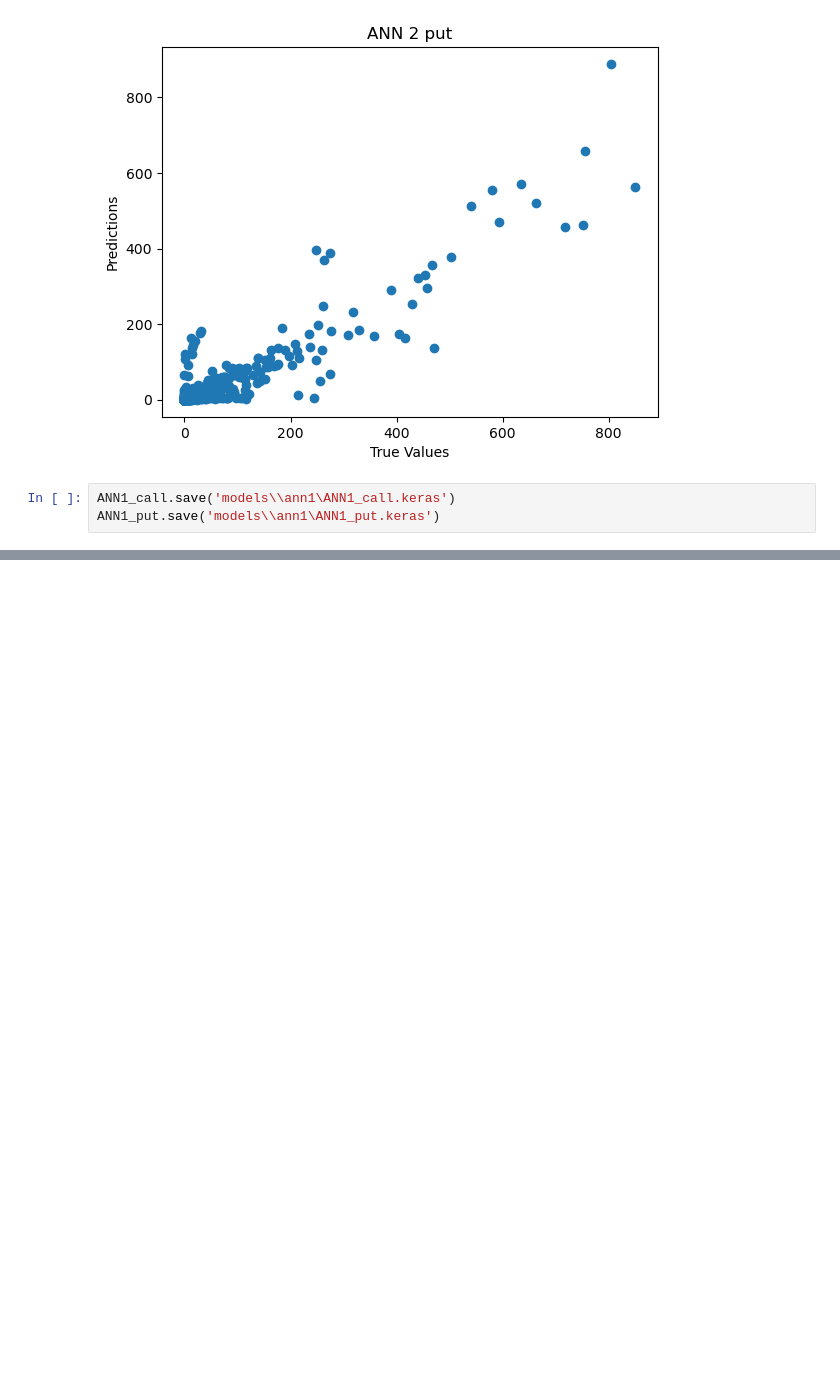
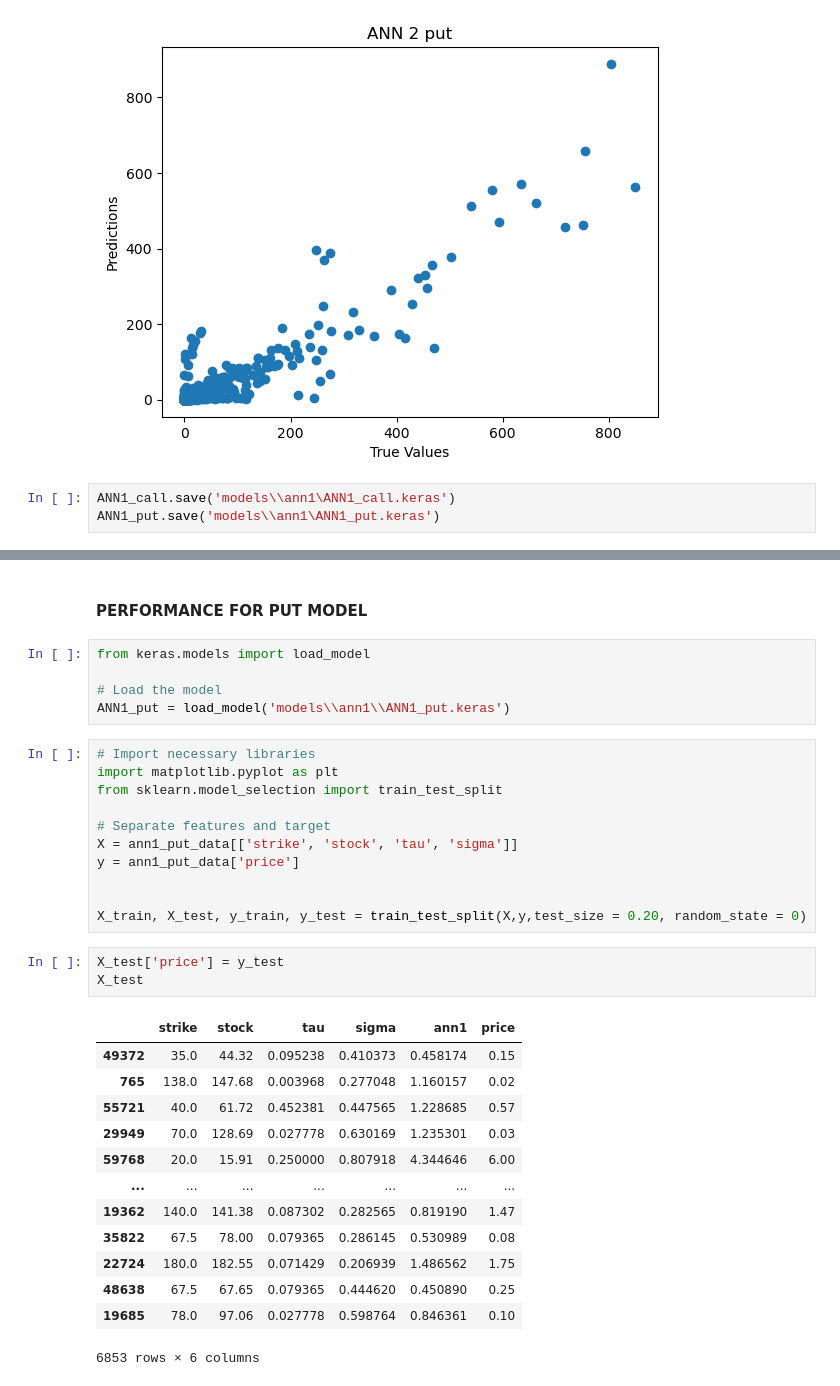
Before and after one commit to Ciriosss/option-pricing-with-deep-learning, a Jupyter notebook: ann1.ipynb, the cells around one changed output, grey strips where cells are left out. Cells and saved outputs as stored; diff of their text form; blank space fills up the shorter version.

Commit message:
performance

```diff
--- a/ann1.ipynb
+++ b/ann1.ipynb
@@ -182,0 +270,35 @@ ANN1_put.save('models\\ann1\ANN1_put.keras')
+# %% [markdown]
+#### PERFORMANCE FOR PUT MODEL
+# %%
+from keras.models import load_model
+
+# Load the model
+ANN1_put = load_model('models\\ann1\\ANN1_put.keras')
+# %%
+# Import necessary libraries
+import matplotlib.pyplot as plt
+from sklearn.model_selection import train_test_split
+
+# Separate features and target
+X = ann1_put_data[['strike', 'stock', 'tau', 'sigma']]
+y = ann1_put_data['price']
+
+
+X_train, X_test, y_train, y_test = train_test_split(X,y,test_size = 0.20, random_state = 0)
+# %%
+X_test['price'] = y_test
+X_test
+# %% [output]
+|  | strike | stock | tau | sigma | ann1 | price |
+| 49372 | 35.0 | 44.32 | 0.095238 | 0.410373 | 0.458174 | 0.15 |
+| 765 | 138.0 | 147.68 | 0.003968 | 0.277048 | 1.160157 | 0.02 |
+| 55721 | 40.0 | 61.72 | 0.452381 | 0.447565 | 1.228685 | 0.57 |
+| 29949 | 70.0 | 128.69 | 0.027778 | 0.630169 | 1.235301 | 0.03 |
+| 59768 | 20.0 | 15.91 | 0.250000 | 0.807918 | 4.344646 | 6.00 |
+| ... | ... | ... | ... | ... | ... | ... |
+| 19362 | 140.0 | 141.38 | 0.087302 | 0.282565 | 0.819190 | 1.47 |
+| 35822 | 67.5 | 78.00 | 0.079365 | 0.286145 | 0.530989 | 0.08 |
+| 22724 | 180.0 | 182.55 | 0.071429 | 0.206939 | 1.486562 | 1.75 |
+| 48638 | 67.5 | 67.65 | 0.079365 | 0.444620 | 0.450890 | 0.25 |
+| 19685 | 78.0 | 97.06 | 0.027778 | 0.598764 | 0.846361 | 0.10 |
+6853 rows × 6 columns
```
Also changed, not shown: parts of 10 cells of this notebook, 6 other files.
